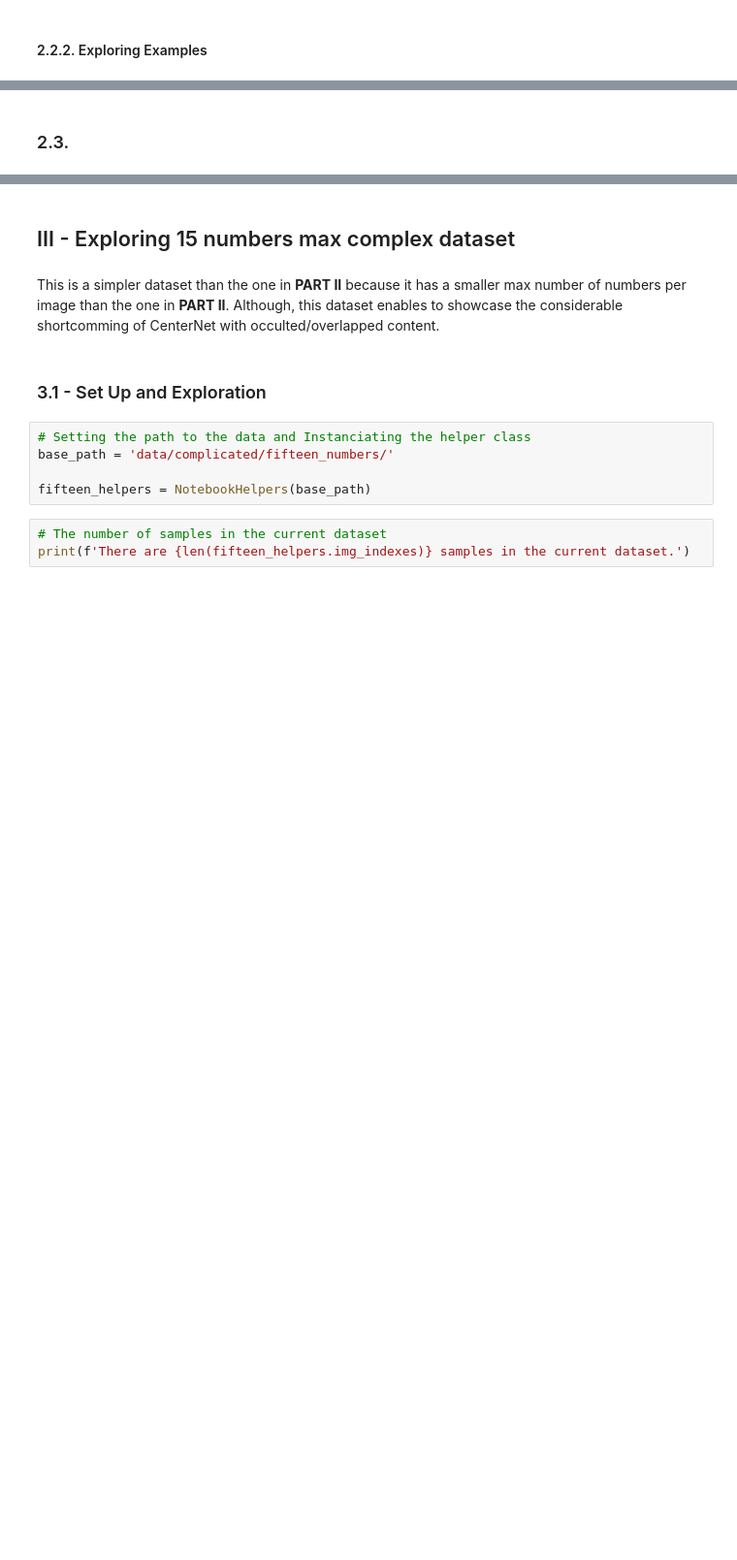
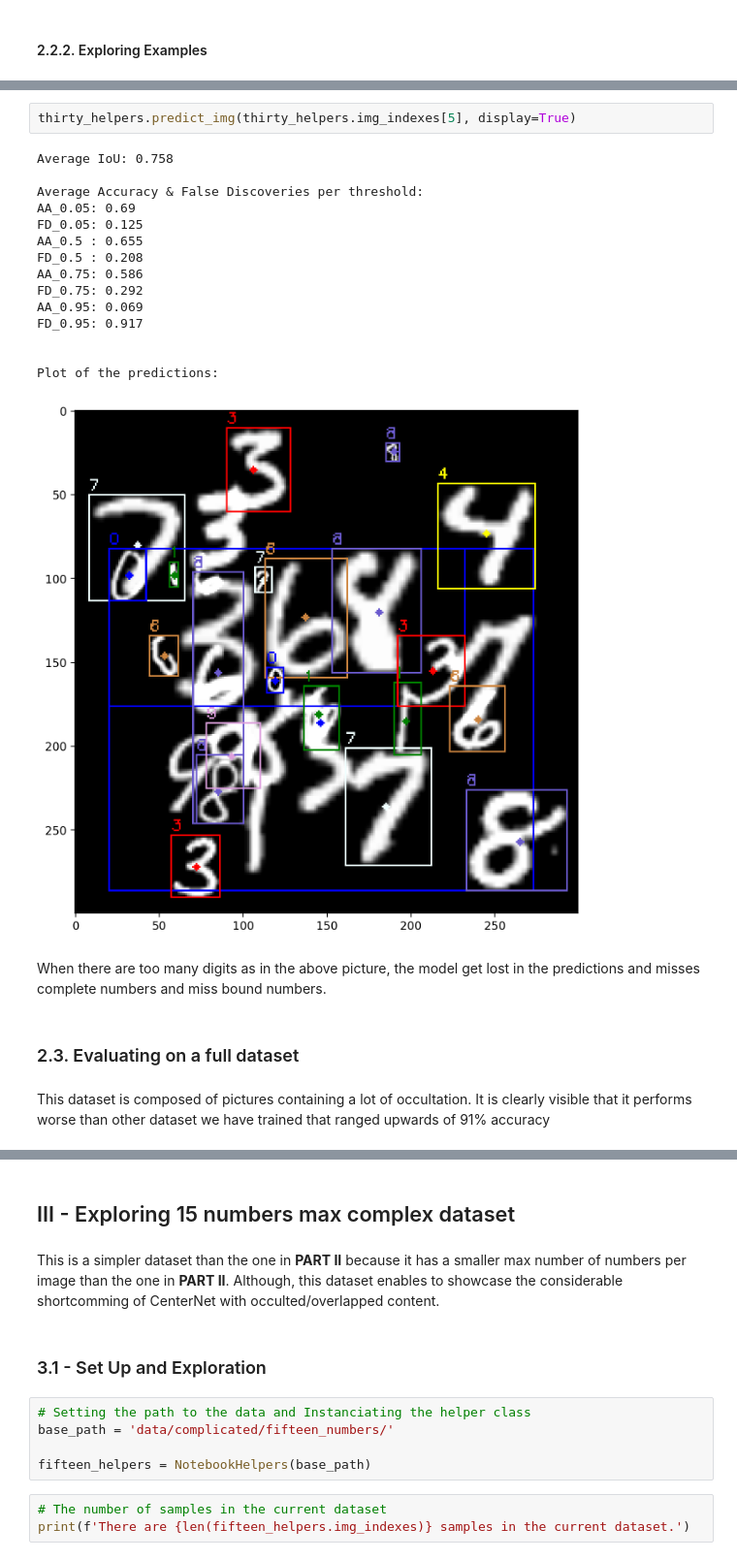
Before and after one commit to yxyfer/DNN-centerNet, a Jupyter notebook: jupyter/centernet_shortcomings.ipynb, the cells around one changed output, grey strips where cells are left out. Shown at 97% size. Cells and saved outputs as stored; diff of their text form; blank space fills up the shorter version.

```diff
--- a/jupyter/centernet_shortcomings.ipynb
+++ b/jupyter/centernet_shortcomings.ipynb
@@ -71,5 +85,27 @@ Plot of the predictions:
+# %%
+thirty_helpers.predict_img(thirty_helpers.img_indexes[5], display=True)
+# %% [output]
+Average IoU: 0.758
+
+Average Accuracy & False Discoveries per threshold:
+AA_0.05: 0.69
+FD_0.05: 0.125
+AA_0.5 : 0.655
+FD_0.5 : 0.208
+AA_0.75: 0.586
+FD_0.75: 0.292
+AA_0.95: 0.069
+FD_0.95: 0.917
+
+
+Plot of the predictions:
+[figure, added]
+# %% [markdown]
+When there are too many digits as in the above picture, the model get lost in the predictions and misses complete numbers and miss bound numbers.
 # %% [markdown]
-### 2.3.
+### 2.3. Evaluating on a full dataset
+# %% [markdown]
+This dataset is composed of pictures containing a lot of occultation. It is clearly visible that it performs worse than other dataset we have trained that ranged upwards of 91% accuracy
 # %%
 thirty_helpers.get_ds_avg_metrics(display=True)
 # %% [output]
```
Also changed, not shown: parts of 10 cells of this notebook.
